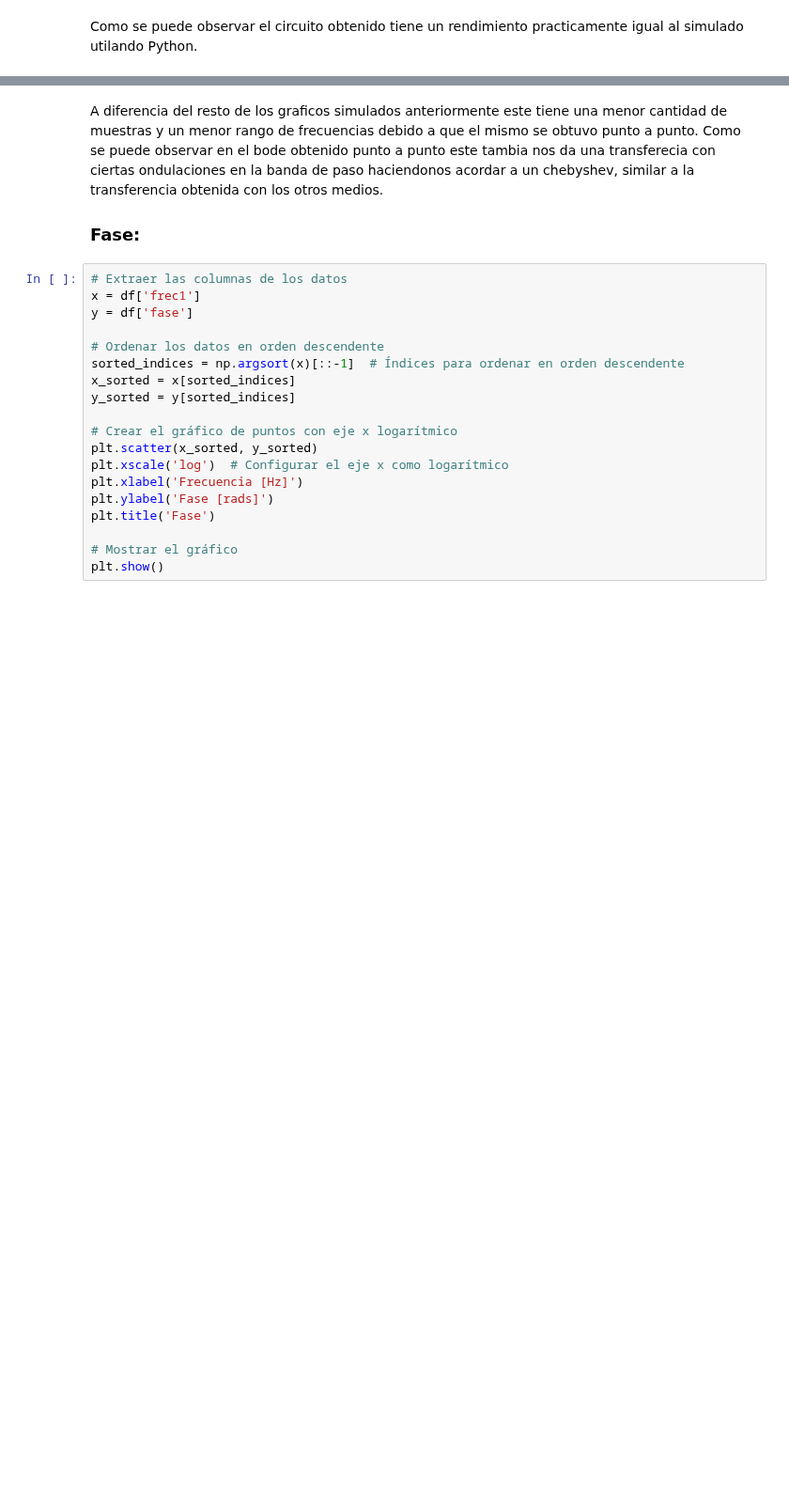
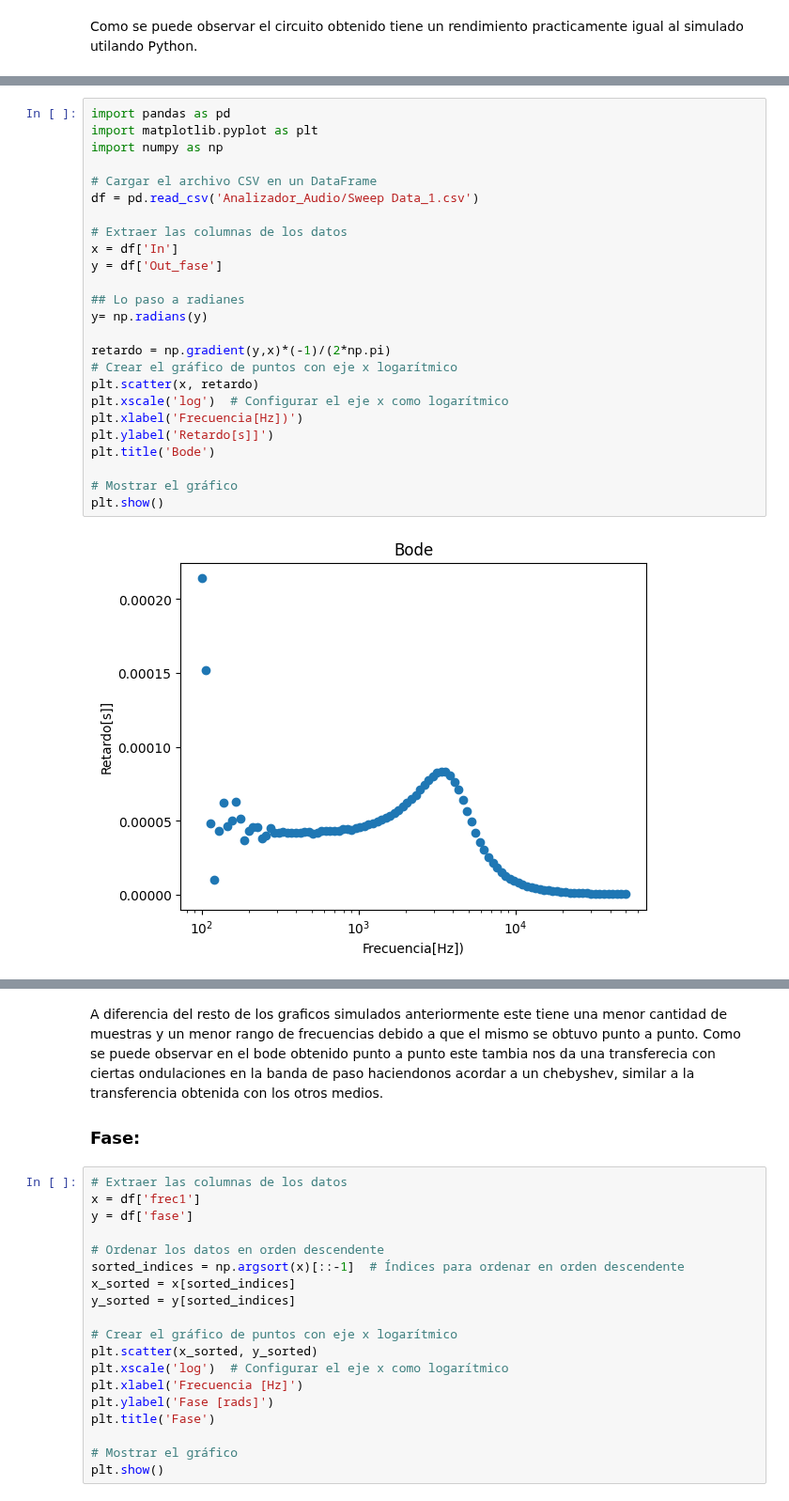
Before and after one commit to Pereyzaquer/TC2_NicolasPereyra, a Jupyter notebook: Labo_Tp/Trabajo_labo.ipynb, the cells around one changed output, grey strips where cells are left out. Shown at 94% size. Cells and saved outputs as stored; diff of their text form; blank space fills up the shorter version.

```diff
--- a/Labo_Tp/Trabajo_labo.ipynb
+++ b/Labo_Tp/Trabajo_labo.ipynb
@@ -168,0 +188,27 @@ Como se pude observar en los graficos obtenidos de forma experimental con el ana
+# %%
+import pandas as pd
+import matplotlib.pyplot as plt
+import numpy as np
+
+# Cargar el archivo CSV en un DataFrame
+df = pd.read_csv('Analizador_Audio/Sweep Data_1.csv')
+
+# Extraer las columnas de los datos
+x = df['In']
+y = df['Out_fase']
+
+## Lo paso a radianes
+y= np.radians(y)
+
+retardo = np.gradient(y,x)*(-1)/(2*np.pi)
+# Crear el gráfico de puntos con eje x logarítmico
+plt.scatter(x, retardo)
+plt.xscale('log')  # Configurar el eje x como logarítmico
+plt.xlabel('Frecuencia[Hz])')
+plt.ylabel('Retardo[s]]')
+plt.title('Bode')
+
+# Mostrar el gráfico
+plt.show()
+# %% [output]
+[figure, added]
```
Also changed, not shown: parts of 19 cells of this notebook.
